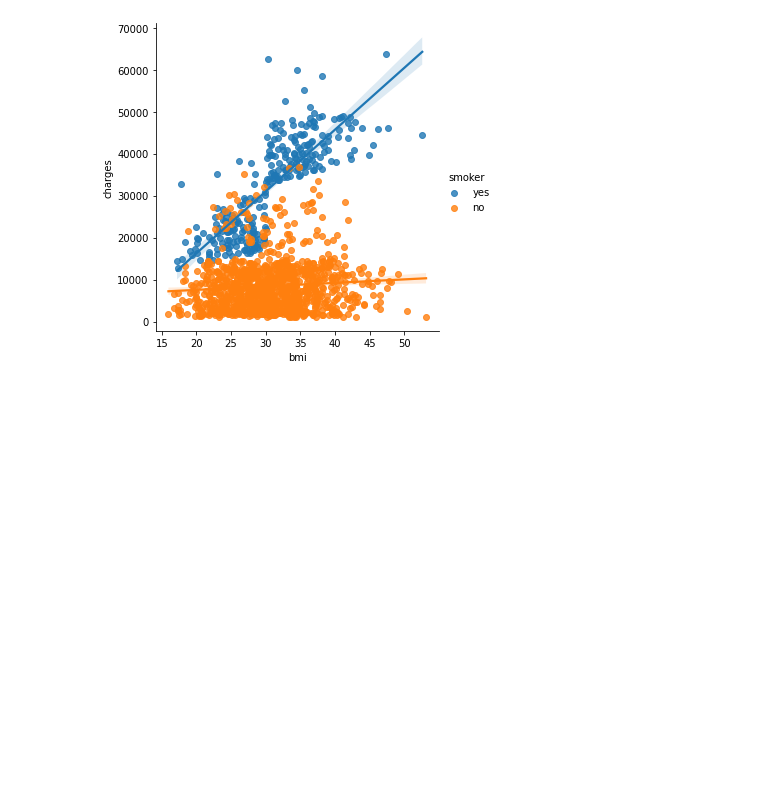
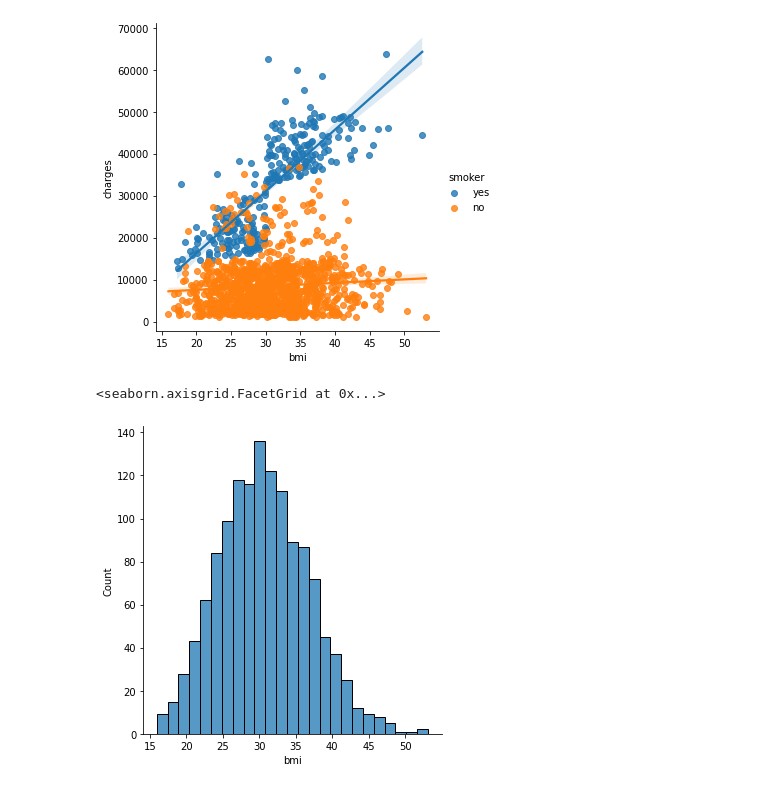
Before and after one commit to ewagaka/ML_regresja, a Jupyter notebook: ML_regresja_projekt.ipynb, the cells around one changed output. Drawn from its saved outputs; the diff is of its cells as text; code cells hidden in the pictures; blank space fills up the shorter version.

```diff
--- a/ML_regresja_projekt.ipynb
+++ b/ML_regresja_projekt.ipynb
@@ -80,3 +81,8 @@ sns.lmplot(x='bmi', y='charges', data=df, hue='smoker')
 # %% [output]
 <seaborn.axisgrid.FacetGrid at 0x...>
 [figure]
+# %%
+sns.displot(df.bmi)
+# %% [output]
+<seaborn.axisgrid.FacetGrid at 0x...>
+[figure, added]
```
Also changed, not shown: parts of 15 cells of this notebook.
